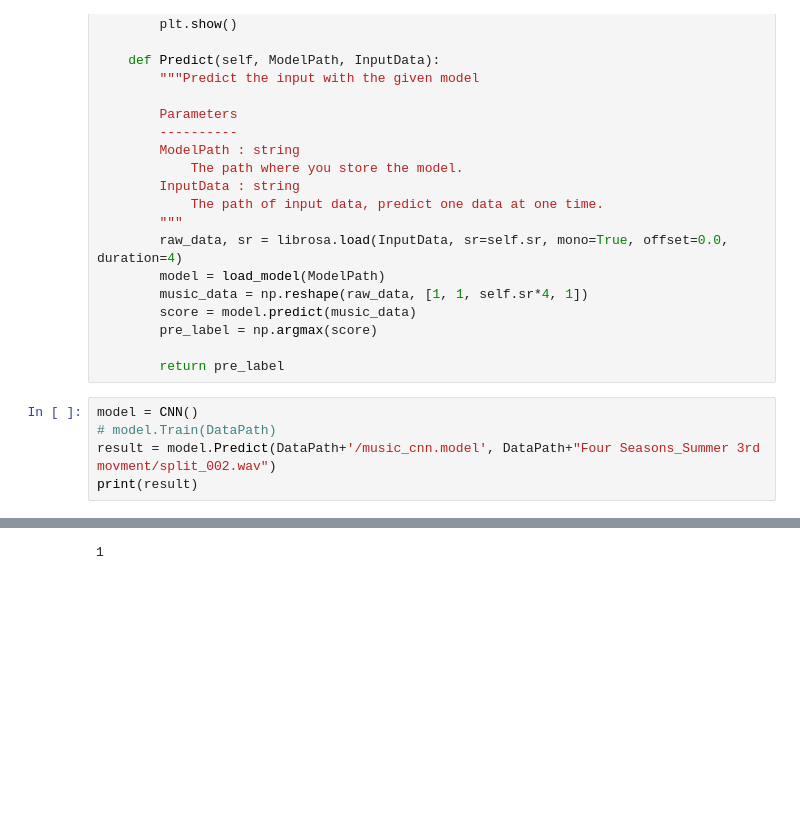
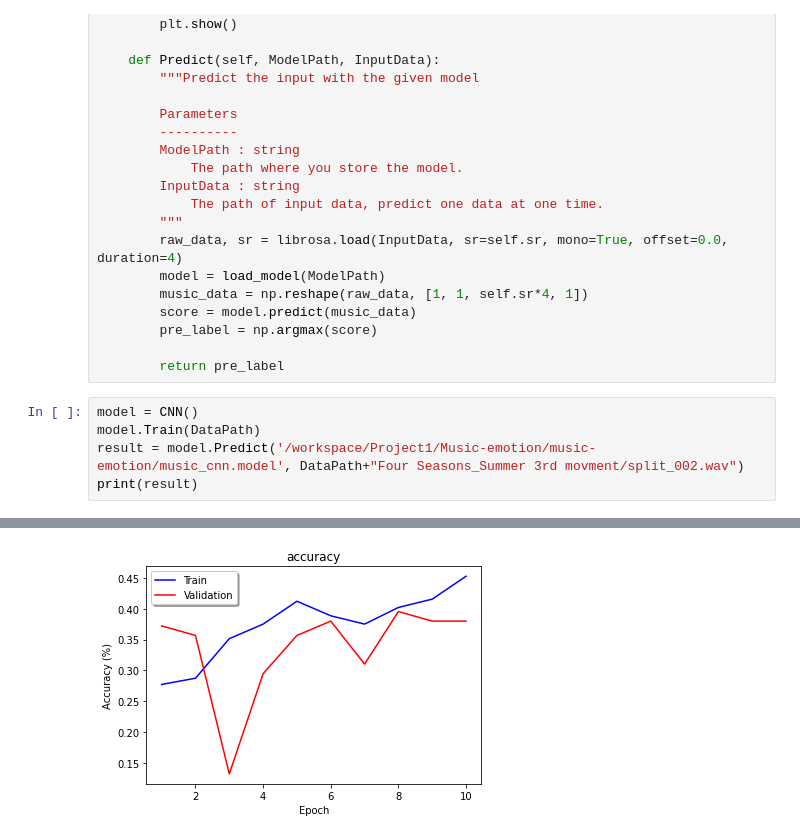
Before and after one commit to n26102199/Project1, a Jupyter notebook: Music_emotion_models.ipynb, the cells around one changed output, grey strips where cells are left out. Cells and saved outputs as stored; diff of their text form; blank space fills up the shorter version.

Commit message:
create, train and generate .model file

```diff
--- a/Music_emotion_models.ipynb
+++ b/Music_emotion_models.ipynb
@@ -365,7 +381,7 @@ class CNN:
         return pre_label
 # %%
 model = CNN()
-# model.Train(DataPath)
-result = model.Predict(DataPath+'/music_cnn.model', DataPath+"Four Seasons_Summer 3rd movment/split_002.wav")
+model.Train(DataPath)
+result = model.Predict('/workspace/Project1/Music-emotion/music-emotion/music_cnn.model', DataPath+"Four Seasons_Summer 3rd movment/split_002.wav")
 print(result)
 # %% [output]
@@ -389 +405 @@ pciBusID: 0000:a1:00.0
-1
+[figure, added]
```
Also changed, not shown: parts of 4 cells of this notebook.
